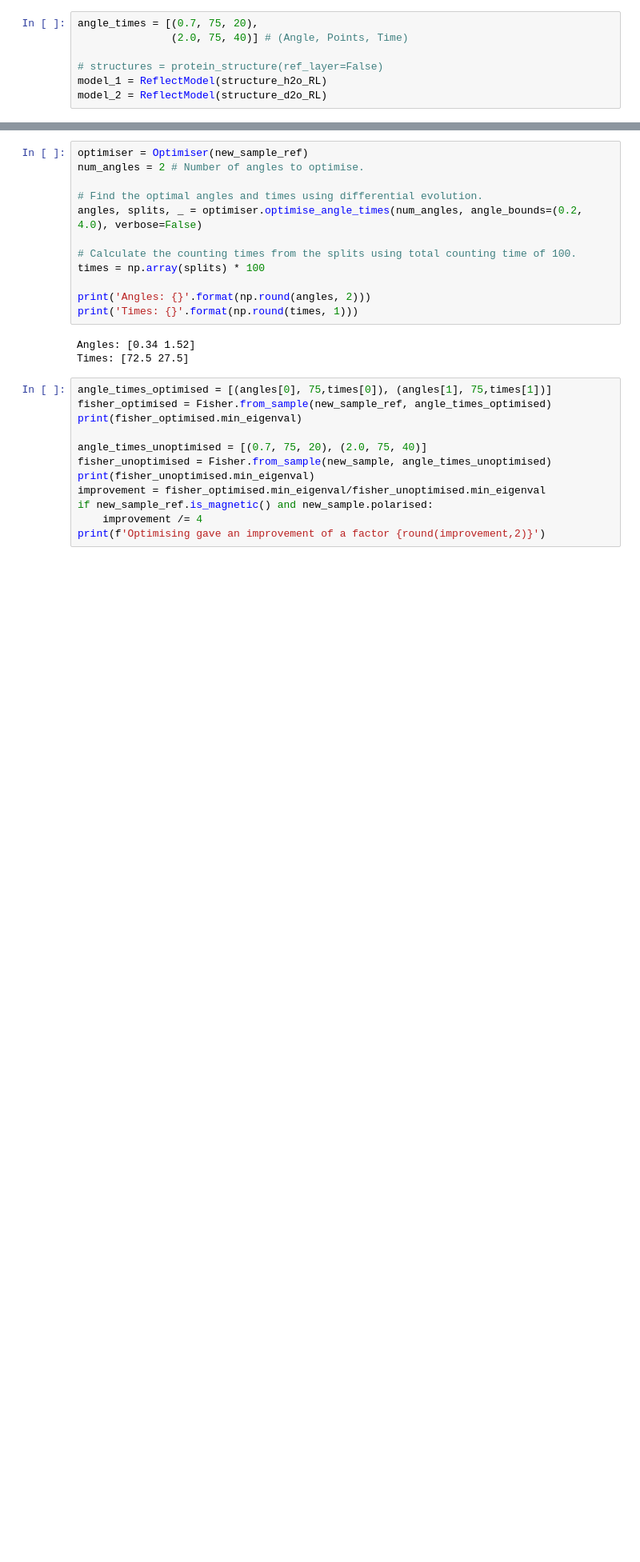
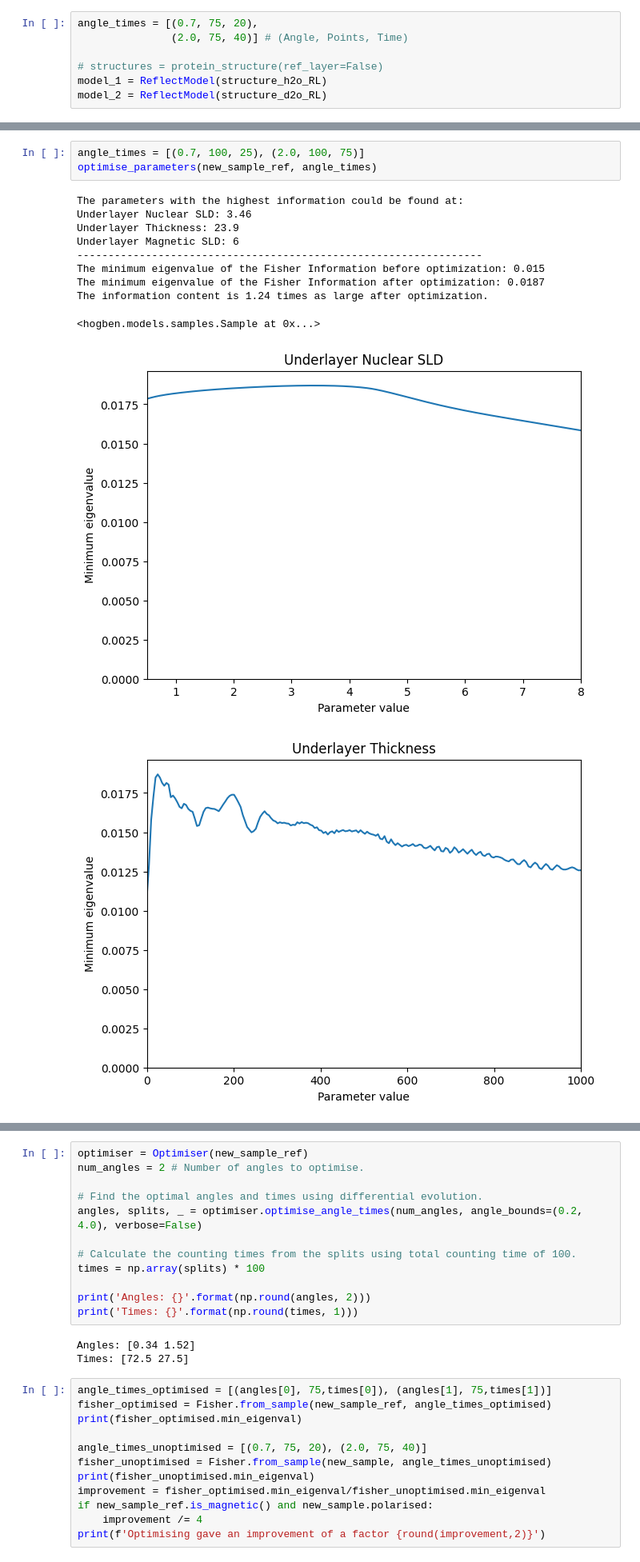
Before and after one commit to jfkcooper/HOGBEN, a Jupyter notebook: notebooks/protein notebook wip.ipynb, the cells around one changed output, grey strips where cells are left out. Shown at 80% size. Cells and saved outputs as stored; diff of their text form; blank space fills up the shorter version.

```diff
--- a/notebooks/protein notebook wip.ipynb
+++ b/notebooks/protein notebook wip.ipynb
@@ -160,0 +173,15 @@ new_sample.sld_profile("")
+# %%
+angle_times = [(0.7, 100, 25), (2.0, 100, 75)]
+optimise_parameters(new_sample_ref, angle_times)
+# %% [output]
+The parameters with the highest information could be found at:
+Underlayer Nuclear SLD: 3.46
+Underlayer Thickness: 23.9
+Underlayer Magnetic SLD: 6
+-----------------------------------------------------------------
+The minimum eigenvalue of the Fisher Information before optimization: 0.015
+The minimum eigenvalue of the Fisher Information after optimization: 0.0187
+The information content is 1.24 times as large after optimization.
+<hogben.models.samples.Sample at 0x...>
+[figure, added]
+[figure, added]
```
Also changed, not shown: parts of 6 cells of this notebook.
